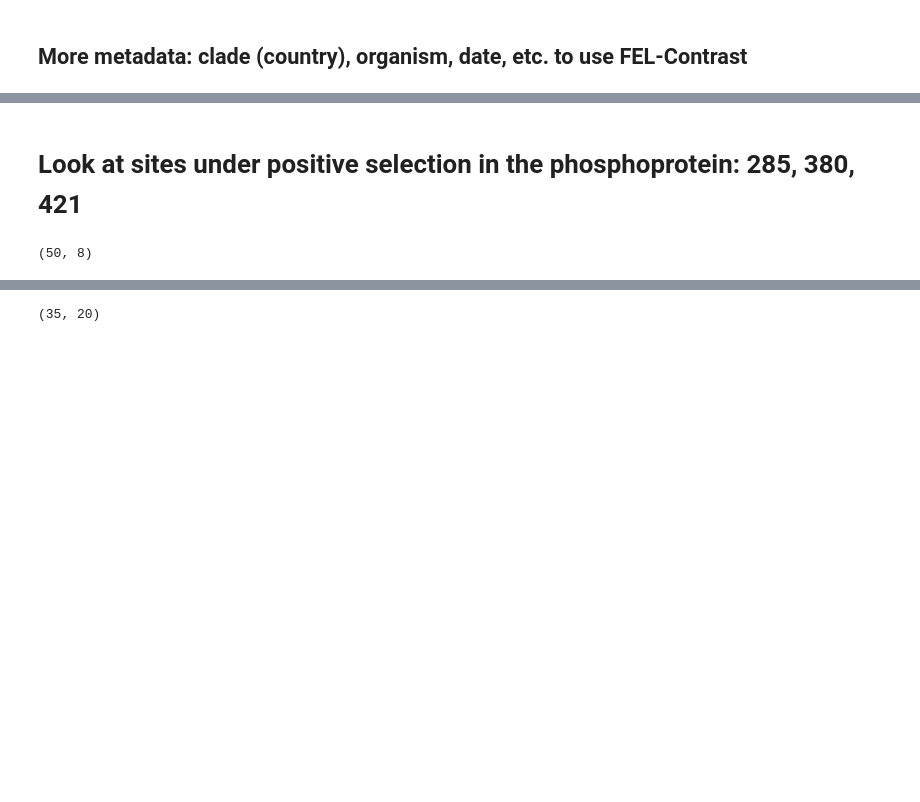
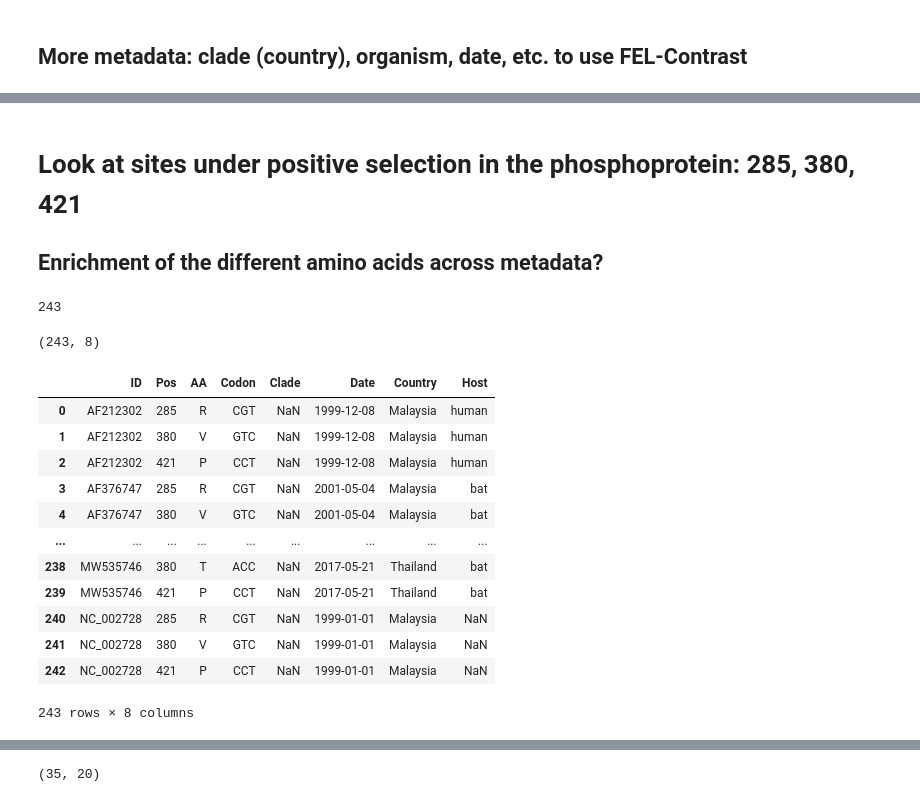
Before and after one commit to sanju99/niv_evo, a Jupyter notebook: evo_selection.ipynb, the cells around one changed output, grey strips where cells are left out. Saved outputs shown, nothing was run; the diff lists cells and outputs as text; code cells hidden in the pictures; blank space fills up the shorter version.

```diff
--- a/evo_selection.ipynb
+++ b/evo_selection.ipynb
@@ -76,6 +76,8 @@ Located at `seq_for_analysis/G_no_stop_codons.fasta` and `seq_for_analysis/P_no_
 # %%
 # supplemental table from the Whitmer et al paper with metadata
 new_metadata = pd.read_excel("sequences/Whitmer_SuppTable_1_V8.xlsx", header=3).iloc[:, 1:]
+
+metadata_all = pd.read_csv("metadata_all.csv")
 # %%
 def get_ncbi_accessions(id_list):
 
@@ -180,28 +181,56 @@ Found 81 out of 81 NCBI accessions!
 # %% [markdown]
 # Look at sites under positive selection in the phosphoprotein: 285, 380, 421
+
+## Enrichment of the different amino acids across metadata?
 # %%
 def get_sites(lst_sites, fasta_file):
     '''
     Site list is 1-indexed, so decrement by 1 in Python searching. Sites are amino acid positions!
     '''
     seqs = [(seq_record.id, seq_record.seq) for seq_record in SeqIO.parse(fasta_file, "fasta")]
+    ids, seqs = list(zip(*seqs))
 
     # translate to amino acid sequence
-    aa = [Seq.translate(seq[1]) for seq in seqs]
+    aa = [Seq.translate(seq) for seq in seqs]
 
     # initialize dataframe to store the results with the sequence IDs
-    df_res = pd.DataFrame({"ID": list(zip(*seqs))[0]})
+    df_aa = pd.DataFrame({"ID": ids})
+    df_nuc = pd.DataFrame({"ID": ids})
 
     for site in lst_sites:
-        df_res[str(site)] = [seq[site-1] for seq in aa]
+        df_aa[str(site)] = [seq[site-1] for seq in aa]
 
-    return df_res
+        last_codon = site*3
+        df_nuc[str(site)] = ["".join(seq[last_codon-3:last_codon]) for seq in seqs]
+
+    df_aa = df_aa.melt(id_vars="ID", var_name="Pos", value_name="AA")
+    df_nuc = df_nuc.melt(id_vars="ID", var_name="Pos", value_name="Codon")
+
+    return df_aa.merge(df_nuc, on=["ID", "Pos"])
 # %%
-# #df_P = get_sites([285, 380, 421], "sequences/PG/P_seqs.fasta")
+df_P = get_sites([285, 380, 421], "sequences/PG/P_seqs.fasta")
 # df_P = get_sites([285, 380, 421], "hyphy/P_no_stop_codons.fasta")
-# len(df_P)
+len(df_P)
+# %% [output]
+243
 # %%
-P_summary = df_P.merge(P_metadata, on="ID", how="inner")
+P_summary = df_P.merge(metadata_all, on="ID", how="inner")
 P_summary.shape
 # %% [output]
-(50, 8)
+(243, 8)
+# %%
+P_summary
+# %% [output]
+|  | ID | Pos | AA | Codon | Clade | Date | Country | Host |
+| 0 | AF212302 | 285 | R | CGT | NaN | 1999-12-08 | Malaysia | human |
+| 1 | AF212302 | 380 | V | GTC | NaN | 1999-12-08 | Malaysia | human |
+| 2 | AF212302 | 421 | P | CCT | NaN | 1999-12-08 | Malaysia | human |
+| 3 | AF376747 | 285 | R | CGT | NaN | 2001-05-04 | Malaysia | bat |
+| 4 | AF376747 | 380 | V | GTC | NaN | 2001-05-04 | Malaysia | bat |
+| ... | ... | ... | ... | ... | ... | ... | ... | ... |
+| 238 | MW535746 | 380 | T | ACC | NaN | 2017-05-21 | Thailand | bat |
+| 239 | MW535746 | 421 | P | CCT | NaN | 2017-05-21 | Thailand | bat |
+| 240 | NC_002728 | 285 | R | CGT | NaN | 1999-01-01 | Malaysia | NaN |
+| 241 | NC_002728 | 380 | V | GTC | NaN | 1999-01-01 | Malaysia | NaN |
+| 242 | NC_002728 | 421 | P | CCT | NaN | 1999-01-01 | Malaysia | NaN |
+243 rows × 8 columns
```
Also changed, not shown: parts of 6 cells of this notebook, 2 other files.
